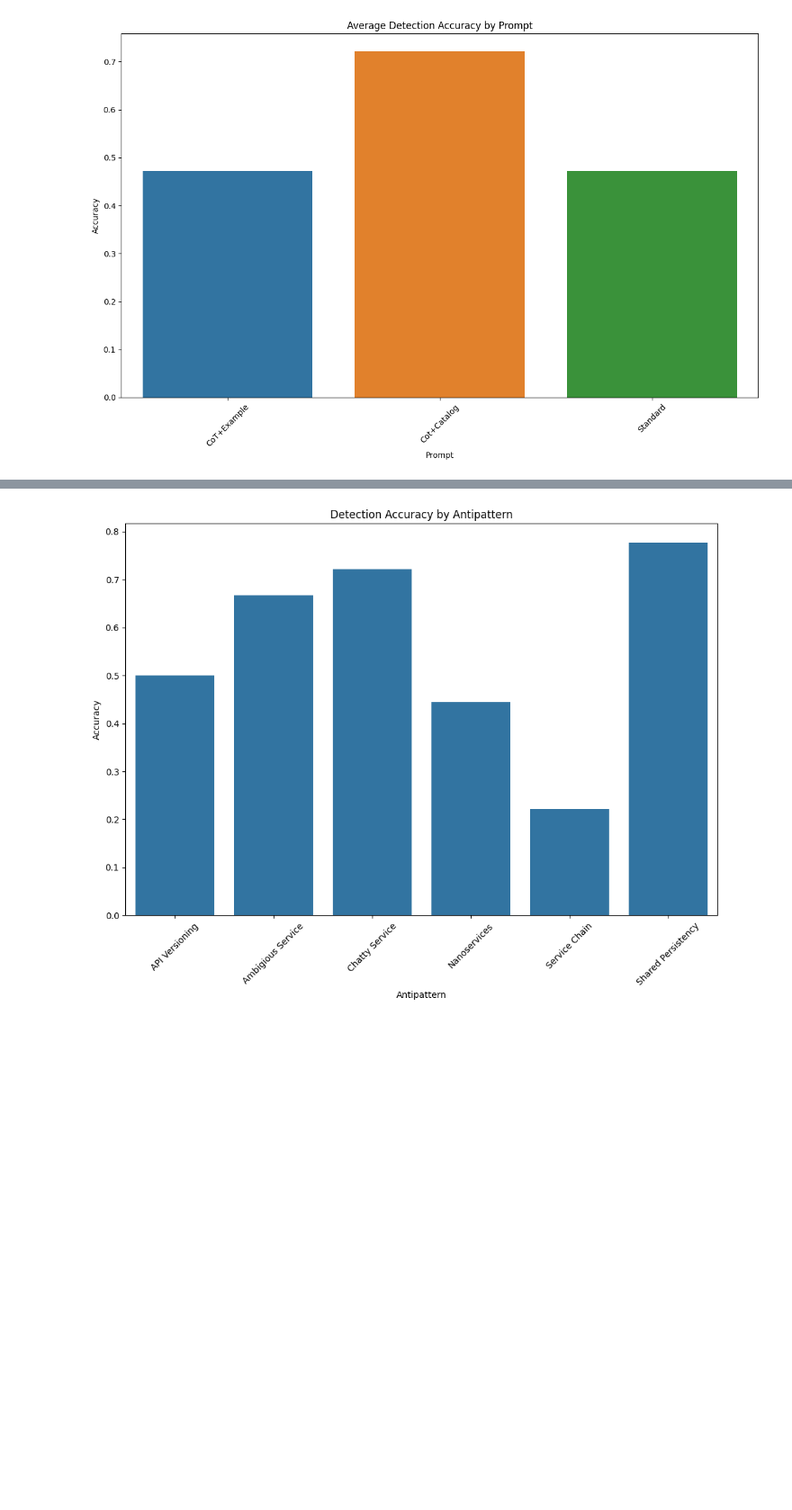
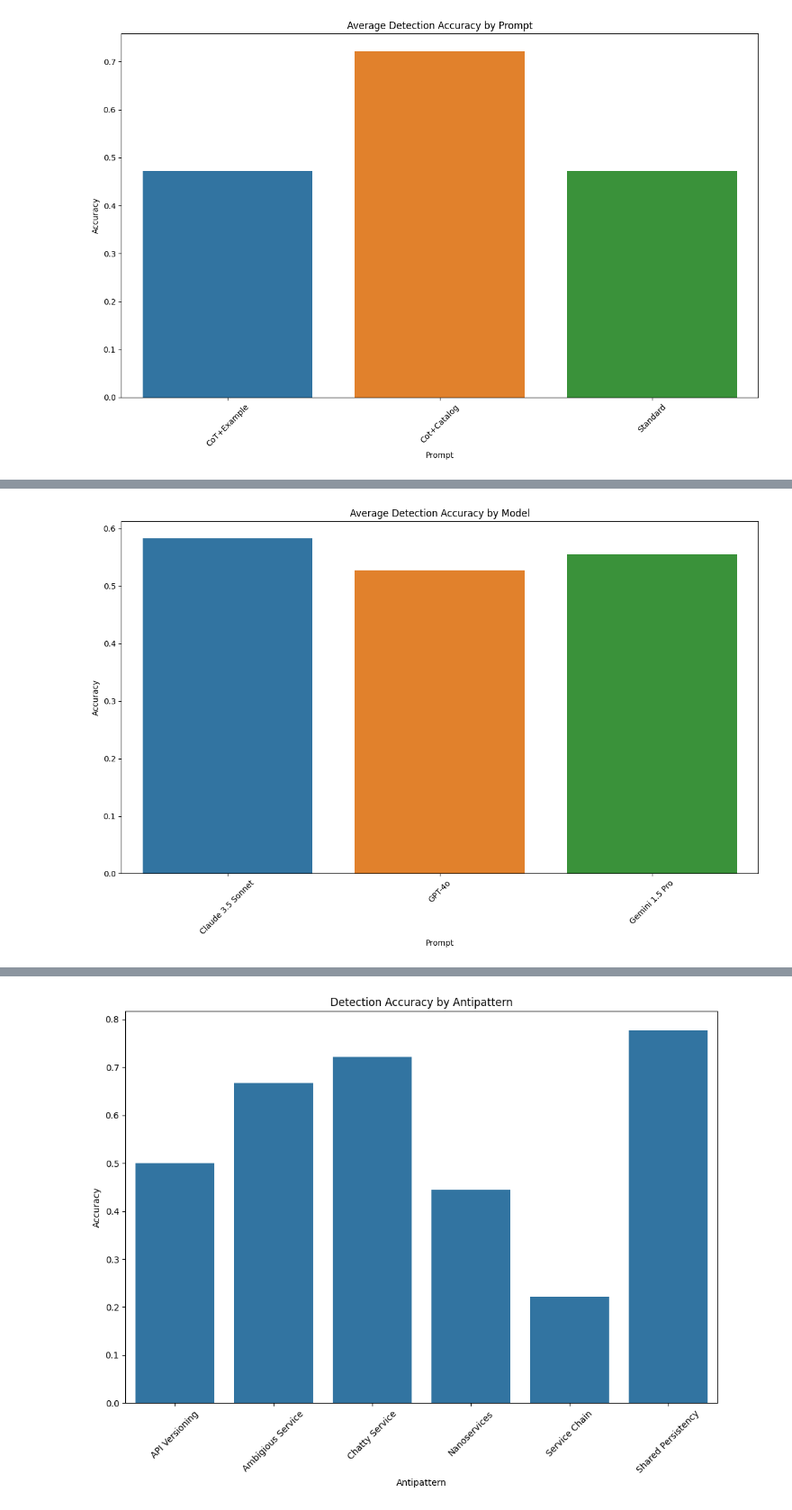
Before and after one commit to fapfaff/ai-detection-of-architectural-antipatterns, a Jupyter notebook: evaluation/evaluation.ipynb, the cells around one changed output, grey strips where cells are left out. Shown: that part at 90% size. Drawn from its saved outputs; the diff is of its cells as text; code cells hidden in the pictures; blank space fills up the shorter version.

```diff
--- a/evaluation/evaluation.ipynb
+++ b/evaluation/evaluation.ipynb
@@ -75,0 +144,13 @@ plt.show()
+# %%
+accuracy_prompt = df.groupby(["Model"])["Detected"].mean().reset_index()
+
+plt.figure(figsize=(12, 8))
+sns.barplot(x='Model', y='Detected', hue="Model", data=accuracy_prompt)
+plt.title('Average Detection Accuracy by Model')
+plt.xlabel('Prompt')
+plt.ylabel('Accuracy')
+plt.xticks(rotation=45)
+plt.tight_layout()
+plt.show()
+# %% [output]
+[figure, added]
```
Also changed, not shown: parts of 16 cells of this notebook, 1 other file.
